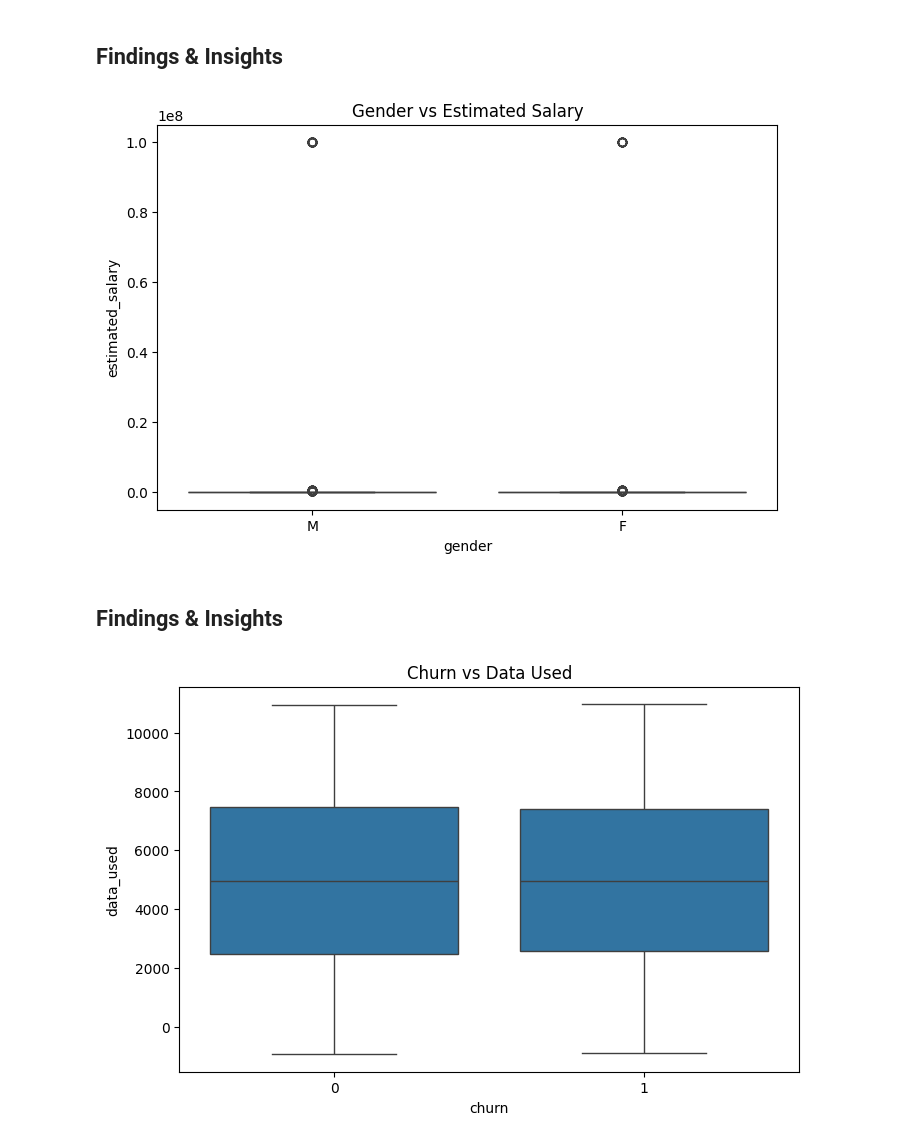
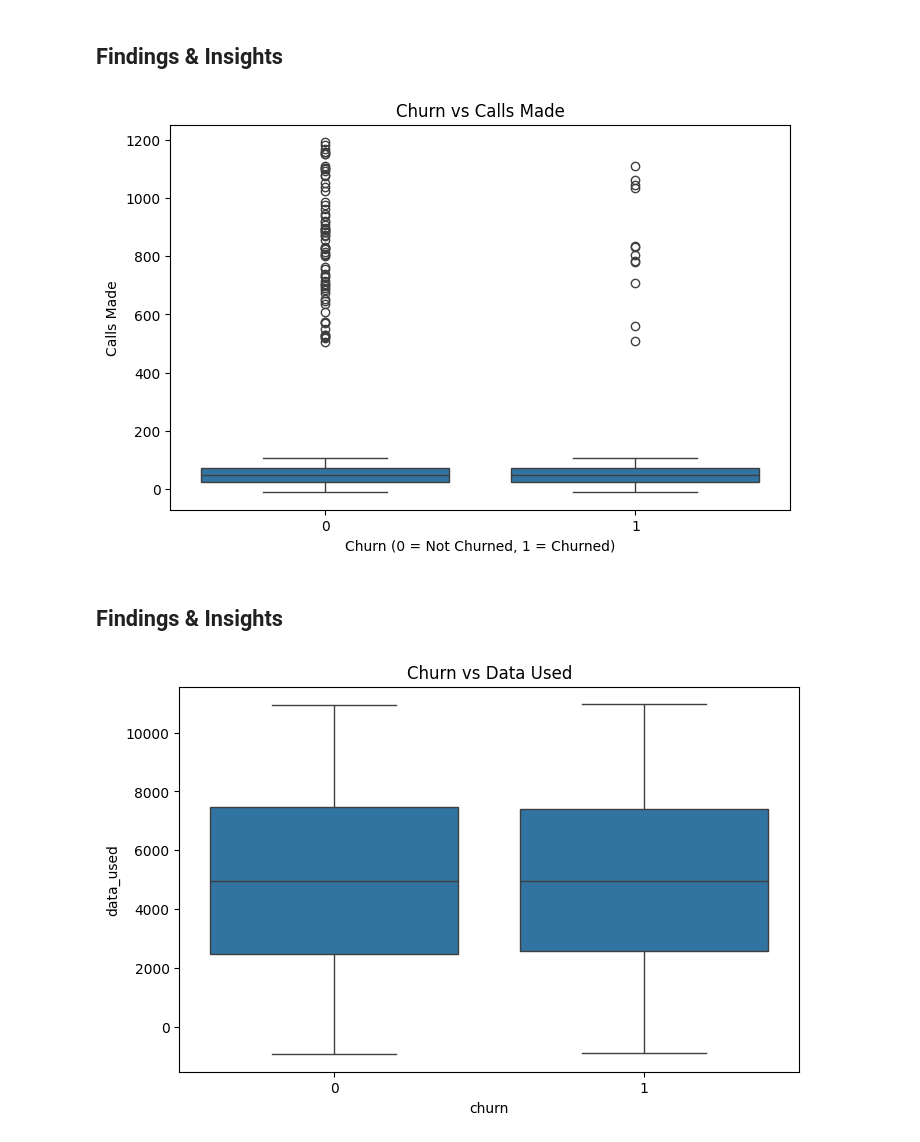
Before and after one commit to FATHIMARINSHA-KP/Exploratory-Data-Analysis-EDA-Project, a Jupyter notebook: notebooks/univariate_bivariate_final.ipynb, the cells around one changed output. Drawn from its saved outputs; the diff is of its cells as text; code cells hidden in the pictures.

```diff
--- a/notebooks/univariate_bivariate.ipynb
+++ b/notebooks/univariate_bivariate_final.ipynb
@@ -390,20 +347,3 @@ plt.show()
 - Internet usage behavior is fairly consistent across providers
 
 - Heavy data users exist in all telecom companies
-# %%
-# Gender vs Estimated Salary
-
-plt.figure(figsize=(8,5))
-
-sns.boxplot(x='gender',y='estimated_salary',data=df)
-
-plt.title("Gender vs Estimated Salary")
-
-plt.savefig(r"C:\Users\A S S A U L T\Desktop\eda - project\reports\figures\gender_vs_salary.png")
-
-
-plt.show()
-# %% [output]
-[figure, removed]
-# %% [markdown]
-## Findings & Insights
@@ -418,0 +350,20 @@ plt.show()
+# %%
+# Churn vs Calls Made
+
+plt.figure(figsize=(8,5))
+
+sns.boxplot(x='churn', y='calls_made', data=df)
+
+plt.title("Churn vs Calls Made")
+
+plt.xlabel("Churn (0 = Not Churned, 1 = Churned)")
+
+plt.ylabel("Calls Made")
+
+plt.savefig(r"C:\Users\A S S A U L T\Desktop\eda - project\reports\figures\Churn_vs_CallsMade.png")
+
+plt.show()
+# %% [output]
+[figure, added]
+# %% [markdown]
+## Findings & Insights
```
Also changed, not shown: parts of 20 cells of this notebook, 4 other files.
